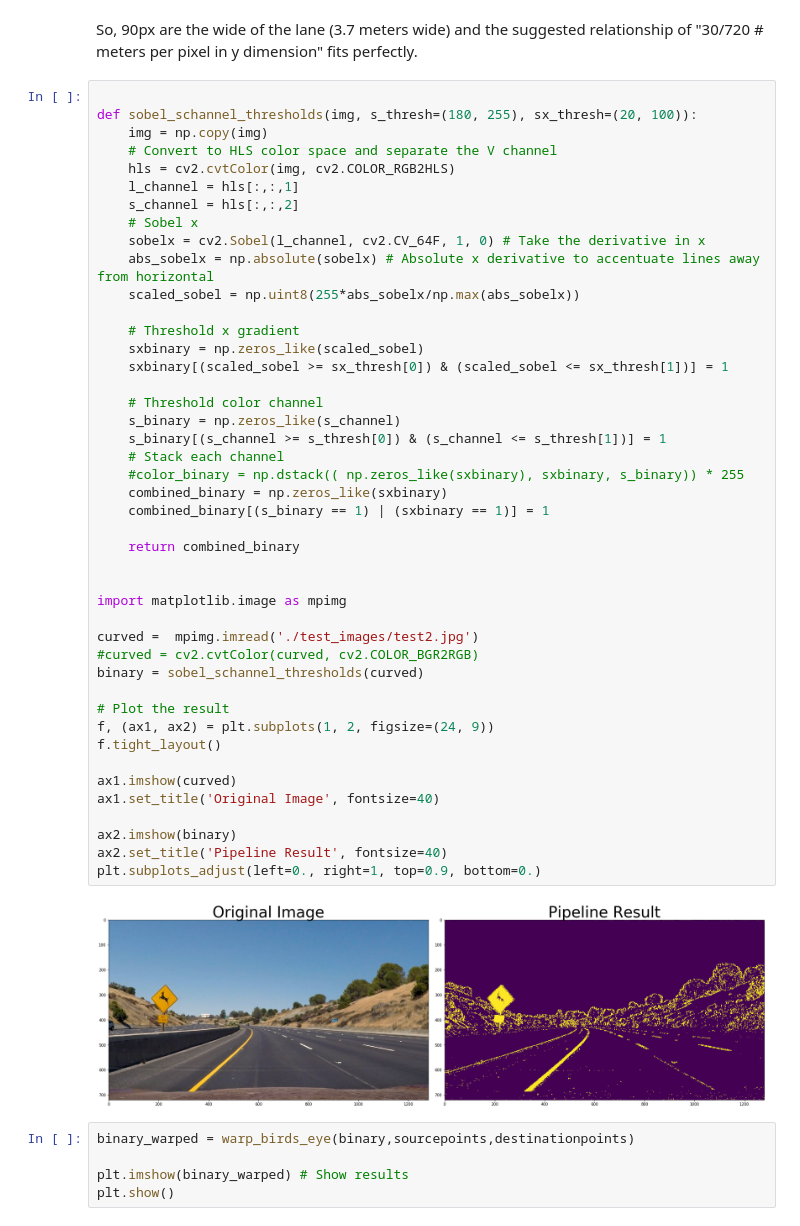
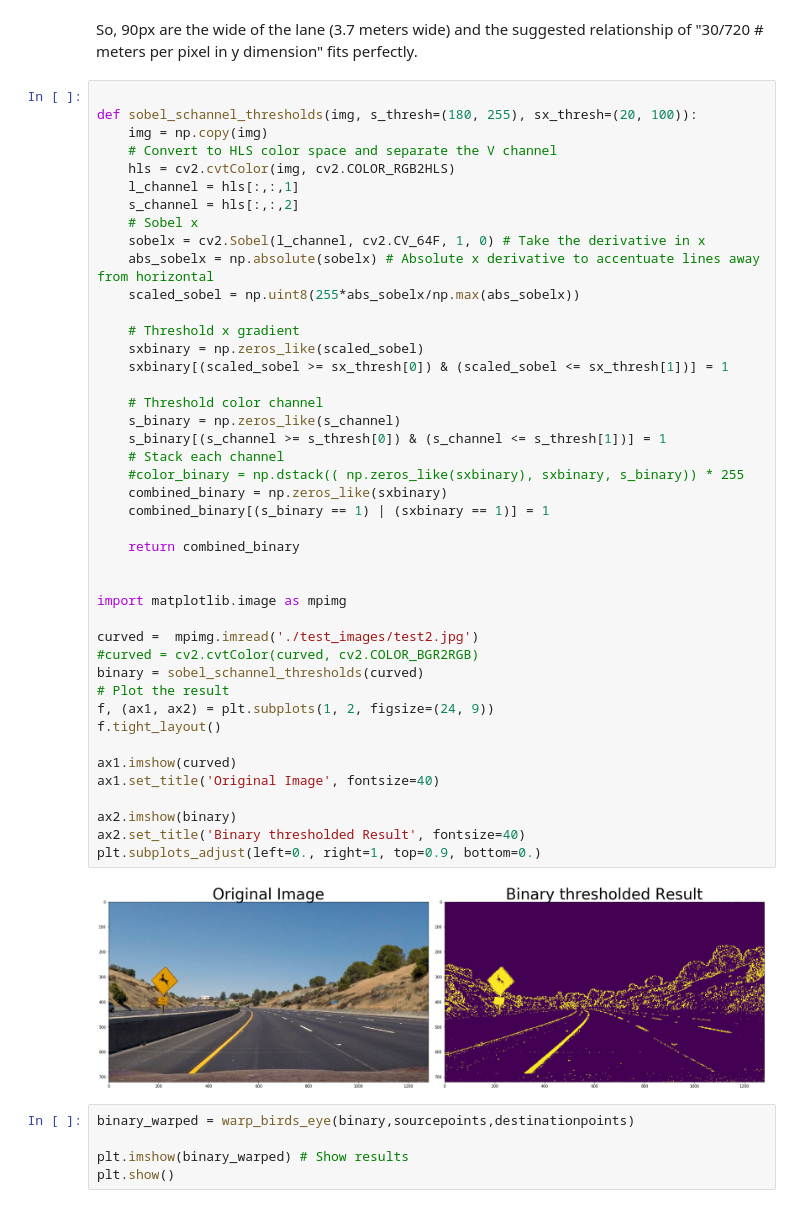
Before and after one commit to david-sterling/CarND-Advanced-Lane-Lines, a Jupyter notebook: Advanced_lane_lines_code.ipynb, the cells around one changed output. Drawn from its saved outputs; the diff is of its cells as text.

```diff
--- a/Advanced_lane_lines_code.ipynb
+++ b/Advanced_lane_lines_code.ipynb
@@ -149,36 +149,35 @@ def sobel_schannel_thresholds(img, s_thresh=(180, 255), sx_thresh=(20, 100)):
     # Threshold x gradient
     sxbinary = np.zeros_like(scaled_sobel)
     sxbinary[(scaled_sobel >= sx_thresh[0]) & (scaled_sobel <= sx_thresh[1])] = 1
 
     # Threshold color channel
     s_binary = np.zeros_like(s_channel)
     s_binary[(s_channel >= s_thresh[0]) & (s_channel <= s_thresh[1])] = 1
     # Stack each channel
     #color_binary = np.dstack(( np.zeros_like(sxbinary), sxbinary, s_binary)) * 255
     combined_binary = np.zeros_like(sxbinary)
     combined_binary[(s_binary == 1) | (sxbinary == 1)] = 1
 
     return combined_binary
 
 
 import matplotlib.image as mpimg
 
 curved =  mpimg.imread('./test_images/test2.jpg')
 #curved = cv2.cvtColor(curved, cv2.COLOR_BGR2RGB)
 binary = sobel_schannel_thresholds(curved)
-
 # Plot the result
 f, (ax1, ax2) = plt.subplots(1, 2, figsize=(24, 9))
 f.tight_layout()
 
 ax1.imshow(curved)
 ax1.set_title('Original Image', fontsize=40)
 
 ax2.imshow(binary)
-ax2.set_title('Pipeline Result', fontsize=40)
+ax2.set_title('Binary thresholded Result', fontsize=40)
 plt.subplots_adjust(left=0., right=1, top=0.9, bottom=0.)
 # %% [output]
-[figure, old version]
+[figure, new version]
 # %%
 binary_warped = warp_birds_eye(binary,sourcepoints,destinationpoints)
 
```
Also changed, not shown: parts of 10 cells of this notebook, 4 other files.
